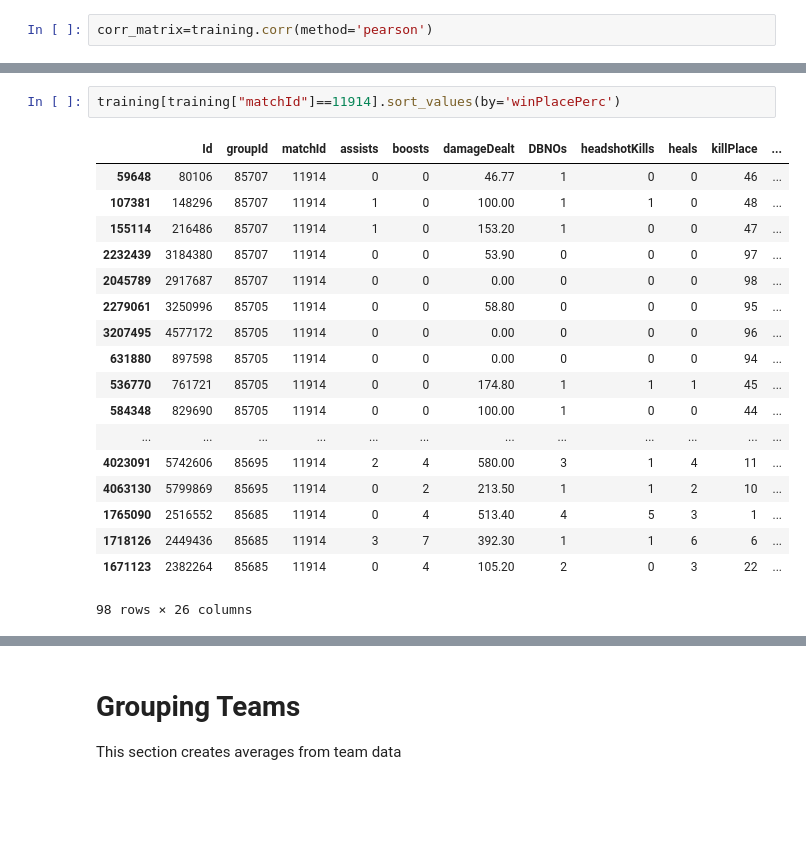
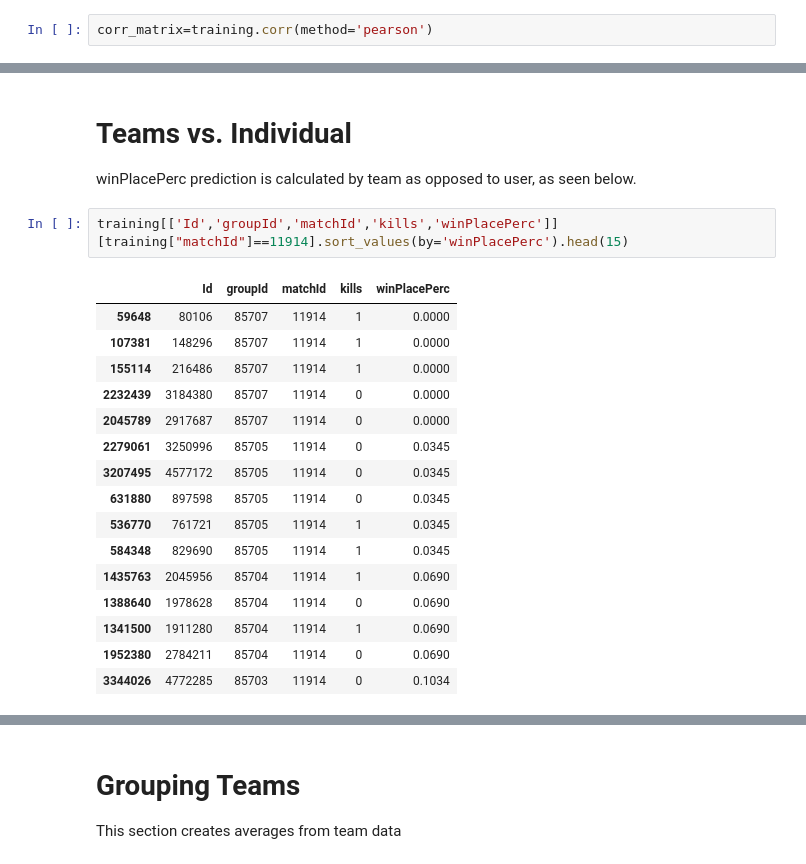
Before and after one commit to PoofyOddish/ChickenDinner, a Jupyter notebook: PUBG_Kagglez.ipynb, the cells around one changed output, grey strips where cells are left out. Cells and saved outputs as stored; diff of their text form; blank space fills up the shorter version.

```diff
--- a/PUBG_Kagglez.ipynb
+++ b/PUBG_Kagglez.ipynb
@@ -71,21 +65,22 @@ Name: winPlacePerc, dtype: float64
+# %% [markdown]
+# Teams vs. Individual
+winPlacePerc prediction is calculated by team as opposed to user, as seen below.
 # %%
-training[training["matchId"]==11914].sort_values(by='winPlacePerc')
+training[['Id','groupId','matchId','kills','winPlacePerc']][training["matchId"]==11914].sort_values(by='winPlacePerc').head(15)
 # %% [output]
-|  | Id | groupId | matchId | assists | boosts | damageDealt | DBNOs | headshotKills | heals | killPlace | ... |
-| 59648 | 80106 | 85707 | 11914 | 0 | 0 | 46.77 | 1 | 0 | 0 | 46 | ... |
-| 107381 | 148296 | 85707 | 11914 | 1 | 0 | 100.00 | 1 | 1 | 0 | 48 | ... |
-| 155114 | 216486 | 85707 | 11914 | 1 | 0 | 153.20 | 1 | 0 | 0 | 47 | ... |
-| 2232439 | 3184380 | 85707 | 11914 | 0 | 0 | 53.90 | 0 | 0 | 0 | 97 | ... |
-| 2045789 | 2917687 | 85707 | 11914 | 0 | 0 | 0.00 | 0 | 0 | 0 | 98 | ... |
-| 2279061 | 3250996 | 85705 | 11914 | 0 | 0 | 58.80 | 0 | 0 | 0 | 95 | ... |
-| 3207495 | 4577172 | 85705 | 11914 | 0 | 0 | 0.00 | 0 | 0 | 0 | 96 | ... |
-| 631880 | 897598 | 85705 | 11914 | 0 | 0 | 0.00 | 0 | 0 | 0 | 94 | ... |
-| 536770 | 761721 | 85705 | 11914 | 0 | 0 | 174.80 | 1 | 1 | 1 | 45 | ... |
-| 584348 | 829690 | 85705 | 11914 | 0 | 0 | 100.00 | 1 | 0 | 0 | 44 | ... |
-| ... | ... | ... | ... | ... | ... | ... | ... | ... | ... | ... | ... |
-| 4023091 | 5742606 | 85695 | 11914 | 2 | 4 | 580.00 | 3 | 1 | 4 | 11 | ... |
-| 4063130 | 5799869 | 85695 | 11914 | 0 | 2 | 213.50 | 1 | 1 | 2 | 10 | ... |
-| 1765090 | 2516552 | 85685 | 11914 | 0 | 4 | 513.40 | 4 | 5 | 3 | 1 | ... |
-| 1718126 | 2449436 | 85685 | 11914 | 3 | 7 | 392.30 | 1 | 1 | 6 | 6 | ... |
-| 1671123 | 2382264 | 85685 | 11914 | 0 | 4 | 105.20 | 2 | 0 | 3 | 22 | ... |
+|  | Id | groupId | matchId | kills | winPlacePerc |
+| 59648 | 80106 | 85707 | 11914 | 1 | 0.0000 |
+| 107381 | 148296 | 85707 | 11914 | 1 | 0.0000 |
+| 155114 | 216486 | 85707 | 11914 | 1 | 0.0000 |
+| 2232439 | 3184380 | 85707 | 11914 | 0 | 0.0000 |
+| 2045789 | 2917687 | 85707 | 11914 | 0 | 0.0000 |
+| 2279061 | 3250996 | 85705 | 11914 | 0 | 0.0345 |
+| 3207495 | 4577172 | 85705 | 11914 | 0 | 0.0345 |
+| 631880 | 897598 | 85705 | 11914 | 0 | 0.0345 |
+| 536770 | 761721 | 85705 | 11914 | 1 | 0.0345 |
+| 584348 | 829690 | 85705 | 11914 | 1 | 0.0345 |
+| 1435763 | 2045956 | 85704 | 11914 | 1 | 0.0690 |
+| 1388640 | 1978628 | 85704 | 11914 | 0 | 0.0690 |
+| 1341500 | 1911280 | 85704 | 11914 | 1 | 0.0690 |
+| 1952380 | 2784211 | 85704 | 11914 | 0 | 0.0690 |
+| 3344026 | 4772285 | 85703 | 11914 | 0 | 0.1034 |
-98 rows × 26 columns
```
Also changed, not shown: parts of 13 cells of this notebook.
